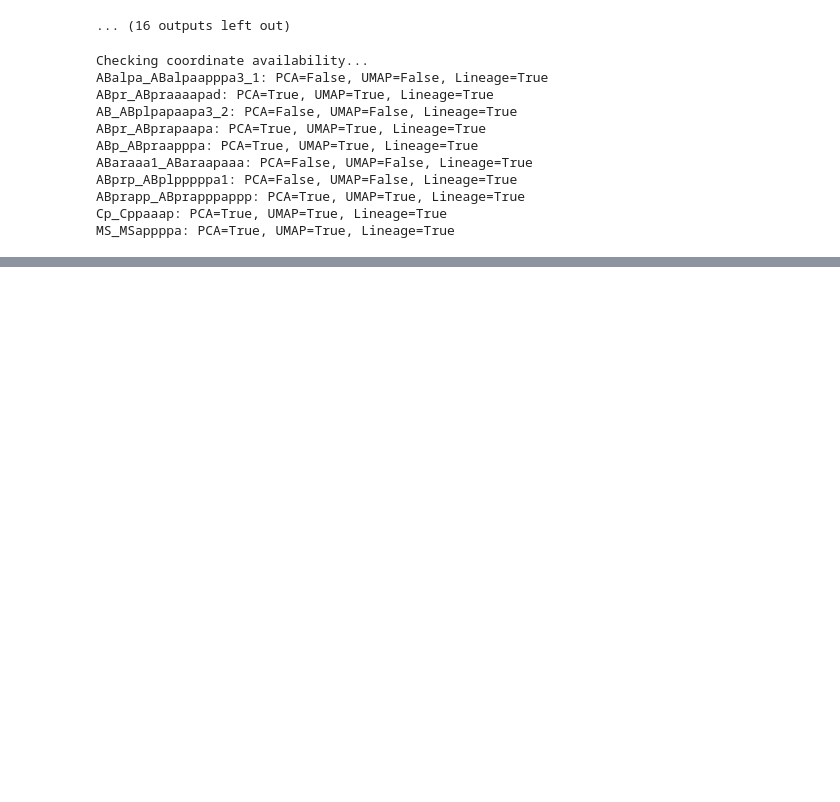
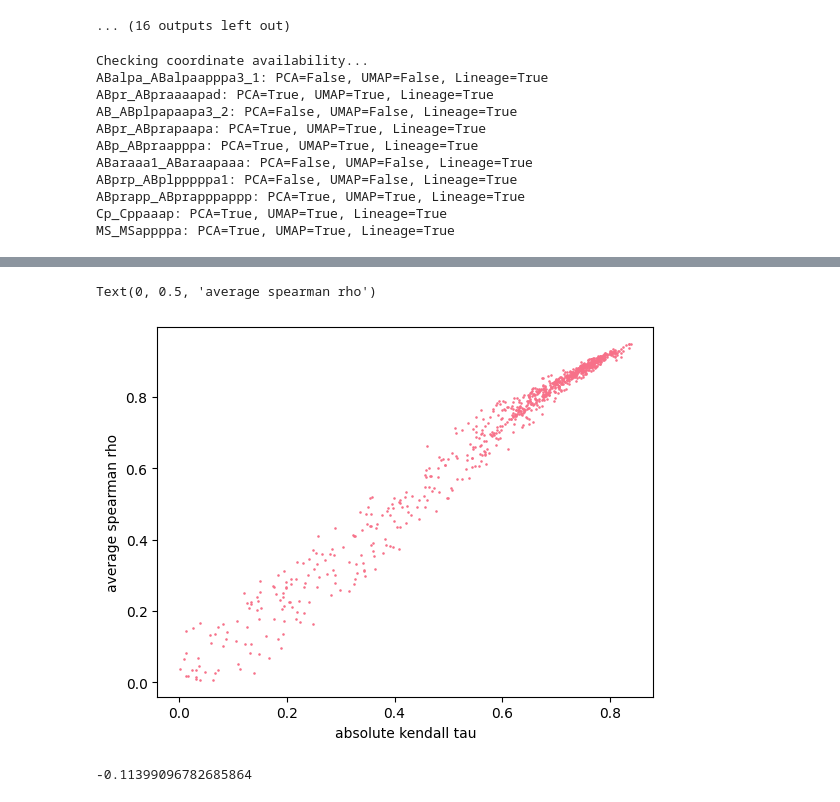
Before and after one commit to ViolaChenYT/structuredVAE, a Jupyter notebook: scripts/analyze_1D_PCA.ipynb, the cells around one changed output, grey strips where cells are left out. Saved outputs shown, nothing was run; the diff lists cells and outputs as text; code cells hidden in the pictures; blank space fills up the shorter version.

```diff
--- a/scripts/analyze_1D_PCA.ipynb
+++ b/scripts/analyze_1D_PCA.ipynb
@@ -322,0 +584,12 @@ MS_MSappppa: PCA=True, UMAP=True, Lineage=True
+# %%
+plt.scatter(results_df.kendall_abs_tau, results_df.spearman_abs_rho, s=0.7)
+plt.xlabel("absolute kendall tau")
+plt.ylabel("average spearman rho")
+# %% [output]
+Text(0, 0.5, 'average spearman rho')
+[figure, added]
+# %%
+coeff, pval = spearmanr(results_df.spearman_abs_rho,results_df.average_ovl)
+print(coeff)
+# %% [output]
+-0.11399096782685864
```
Also changed, not shown: parts of 13 cells of this notebook, 21 other files.
